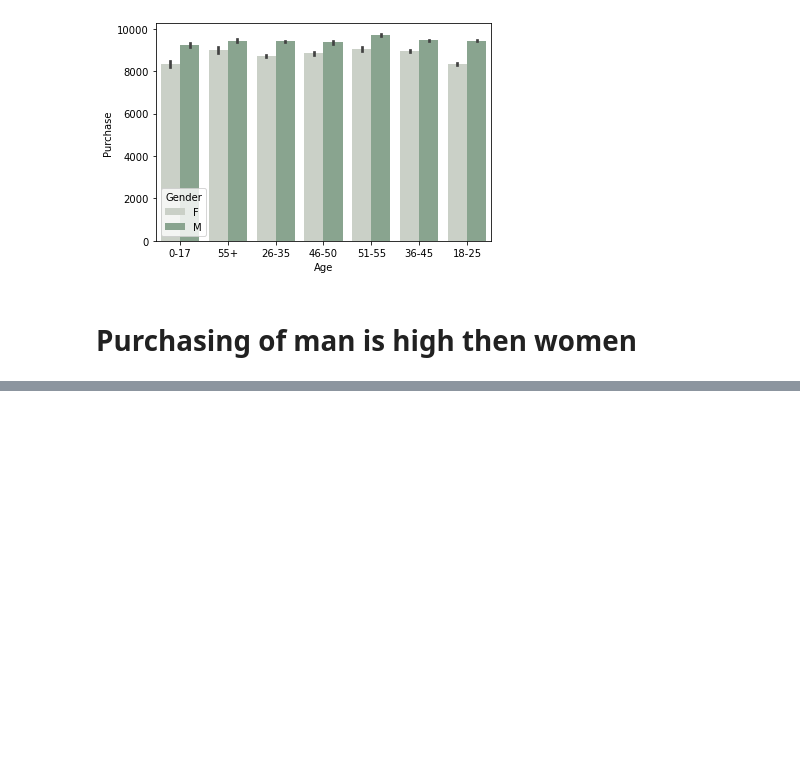
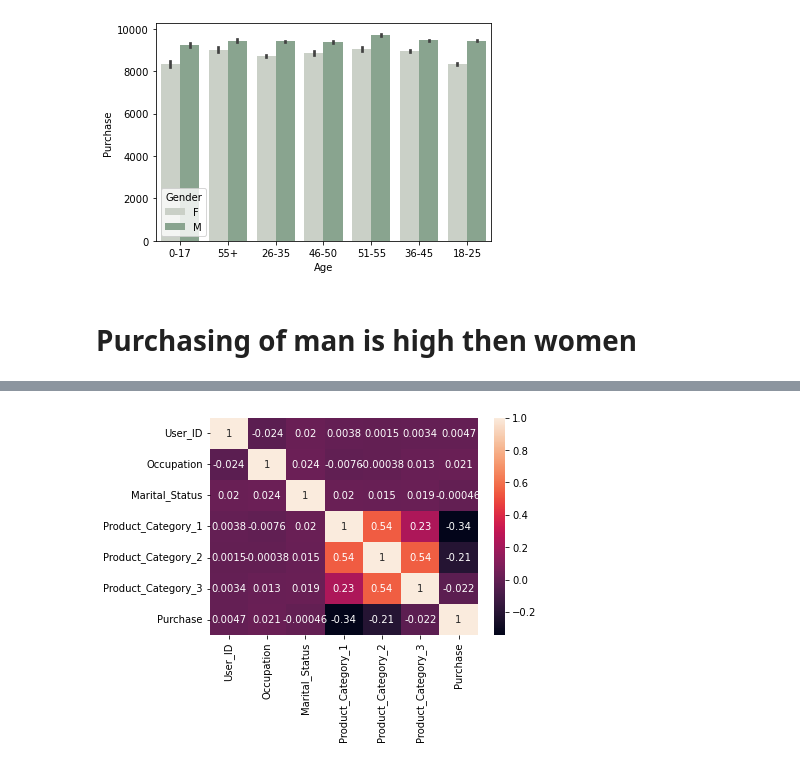
Before and after one commit to YashAnkleshwariya/Machine_Leaning_Projects, a Jupyter notebook: Black Friday Sales Pridiction/EDA & Solution with Feature Engineering.ipynb, the cells around one changed output, grey strips where cells are left out. Cells and saved outputs as stored; diff of their text form; code cells hidden in the pictures; blank space fills up the shorter version.

```diff
--- a/Black Friday Sales Pridiction/EDA & Solution with Feature Engineering.ipynb
+++ b/Black Friday Sales Pridiction/EDA & Solution with Feature Engineering.ipynb
@@ -173,0 +200,5 @@ sns.barplot('Product_Category_3','Purchase',hue='Gender',data=train)
+# %%
+sns.heatmap(train.corr(),annot=True)
+plt.show()
+# %% [output]
+[figure, added]
```
Also changed, not shown: parts of 52 cells of this notebook.
